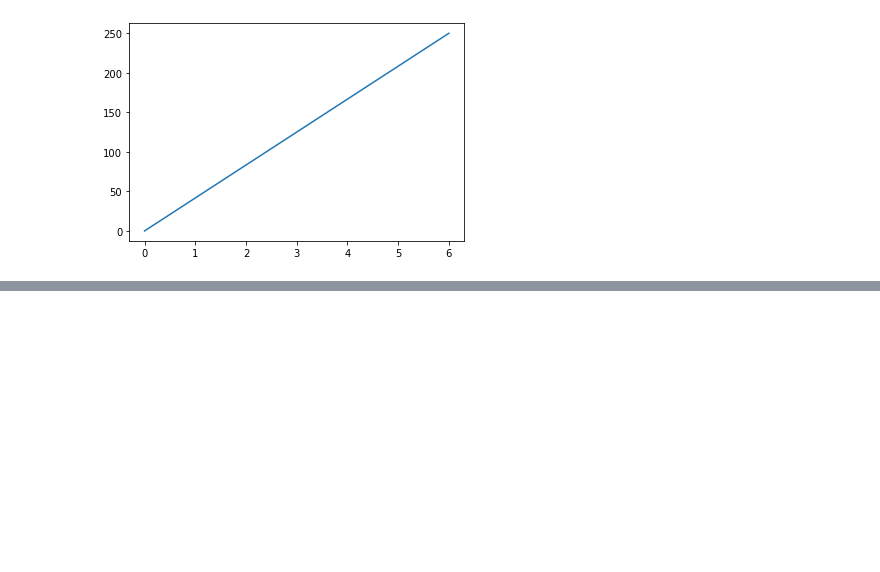
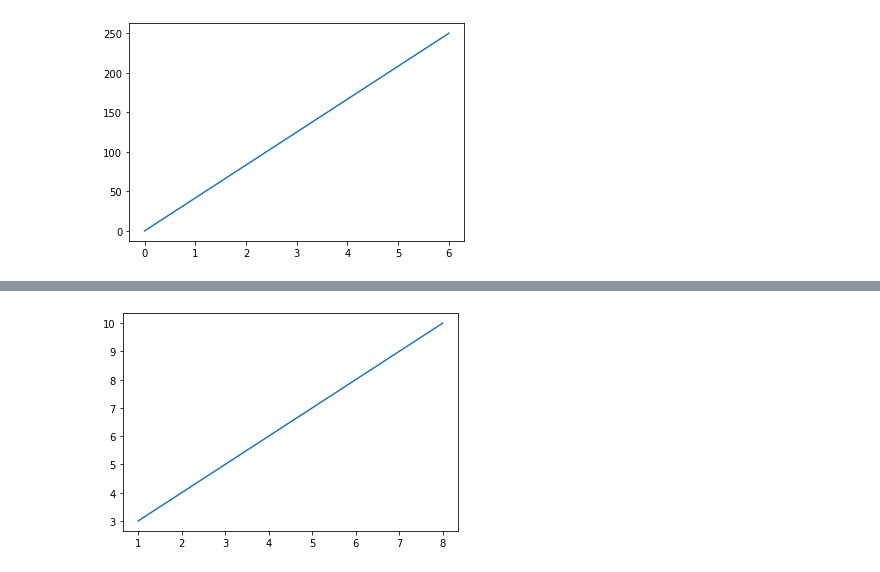
Before and after one commit to rajaramgautam/numpy-pandas-visualization-exercises, a Jupyter notebook: numpy-pandas-visualization-exercises/matplotlib_tutorial_w3_school.ipynb, the cells around one changed output, grey strips where cells are left out. Cells and saved outputs as stored; diff of their text form; code cells hidden in the pictures; blank space fills up the shorter version.

```diff
--- a/numpy-pandas-visualization-exercises/matplotlib_tutorial_w3_school.ipynb
+++ b/numpy-pandas-visualization-exercises/matplotlib_tutorial_w3_school.ipynb
@@ -41,0 +54,8 @@ plt.show()
+# %%
+xpoints = np.array([1, 8])
+ypoints = np.array([3, 10])
+
+plt.plot(xpoints, ypoints)
+plt.show()
+# %% [output]
+[figure, added]
```
Also changed, not shown: parts of 6 cells of this notebook.
